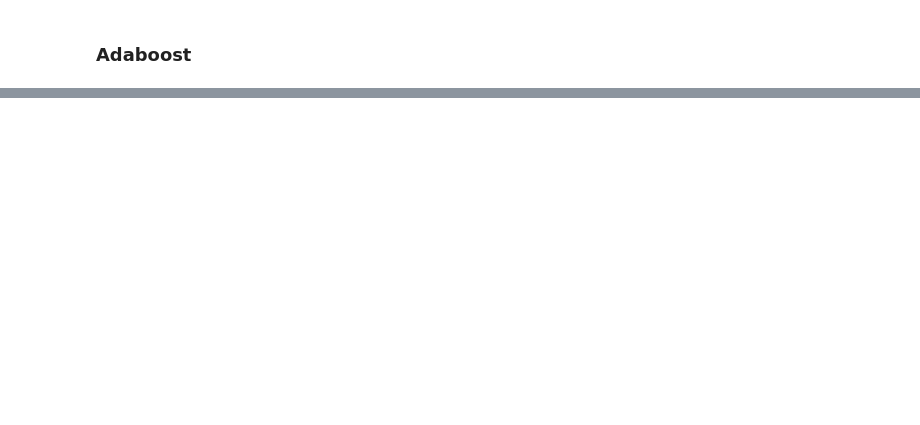
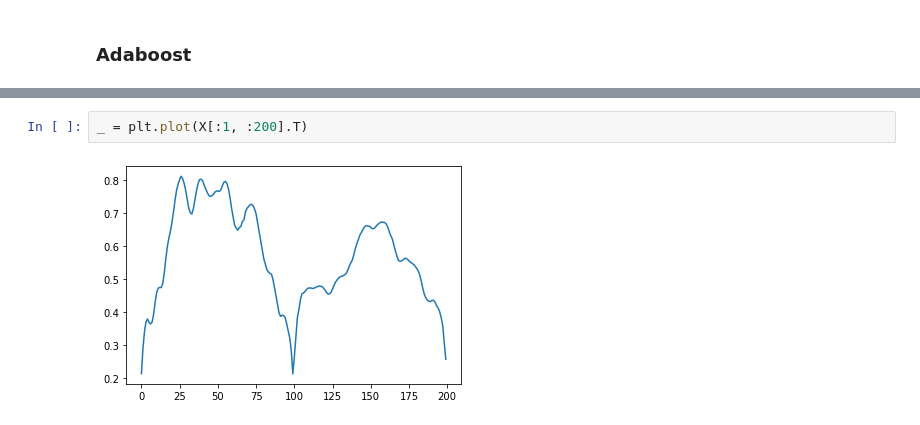
Before and after one commit to richford/afq-cnn, a Jupyter notebook: notebooks/data_exploration.ipynb, the cells around one changed output, grey strips where cells are left out. Saved outputs shown, nothing was run; the diff lists cells and outputs as text; blank space fills up the shorter version.

```diff
--- a/notebooks/data_exploration.ipynb
+++ b/notebooks/data_exploration.ipynb
@@ -112,0 +189,4 @@ array([-1.96236055,  0.52854271, -1.26871827, -0.69832751, -0.18904504])
+# %%
+_ = plt.plot(X[:1, :200].T)
+# %% [output]
+[figure, added]
```
Also changed, not shown: parts of 50 cells of this notebook, 1 other file.
